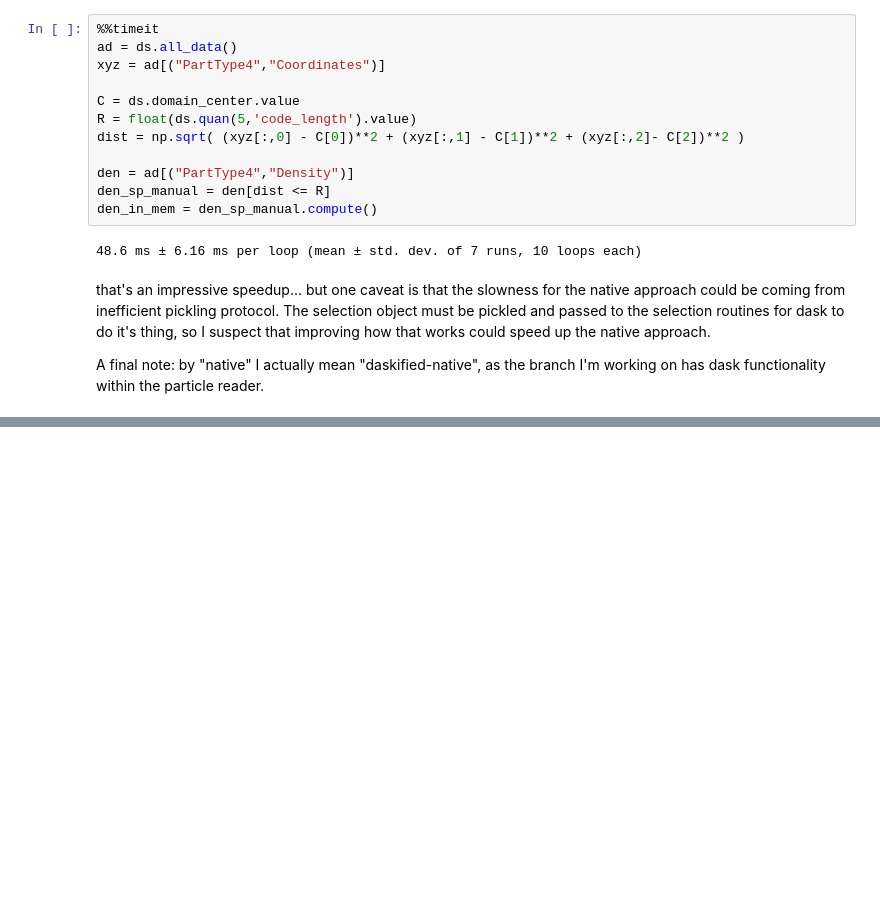
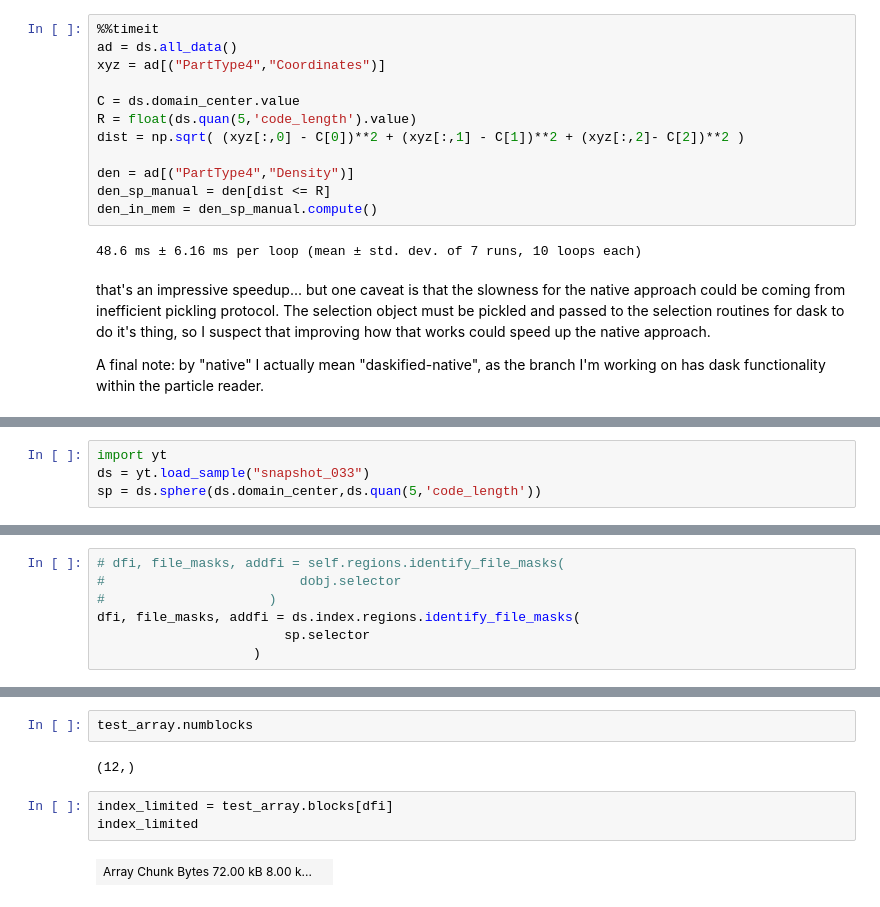
Before and after one commit to data-exp-lab/yt-dask-experiments, a Jupyter notebook: notebooks/returing_dask_arrays.ipynb, the cells around one changed output, grey strips where cells are left out. Drawn from its saved outputs; the diff is of its cells as text; blank space fills up the shorter version.

```diff
--- a/notebooks/returing_dask_arrays.ipynb
+++ b/notebooks/returing_dask_arrays.ipynb
@@ -188,0 +191,4 @@ A final note: by "native" I actually mean "daskified-native", as the branch I'm
+# %%
+import yt
+ds = yt.load_sample("snapshot_033")
+sp = ds.sphere(ds.domain_center,ds.quan(5,'code_length'))
@@ -188,0 +211,7 @@ A final note: by "native" I actually mean "daskified-native", as the branch I'm
+# %%
+# dfi, file_masks, addfi = self.regions.identify_file_masks(
+#                         dobj.selector
+#                     )
+dfi, file_masks, addfi = ds.index.regions.identify_file_masks(
+                        sp.selector
+                    )
@@ -188,0 +294,9 @@ A final note: by "native" I actually mean "daskified-native", as the branch I'm
+# %%
+test_array.numblocks
+# %% [output]
+(12,)
+# %%
+index_limited = test_array.blocks[dfi]
+index_limited
+# %% [output]
+| Array Chunk Bytes 72.00 kB 8.00 k... |  |
```
Also changed, not shown: parts of 51 cells of this notebook.
